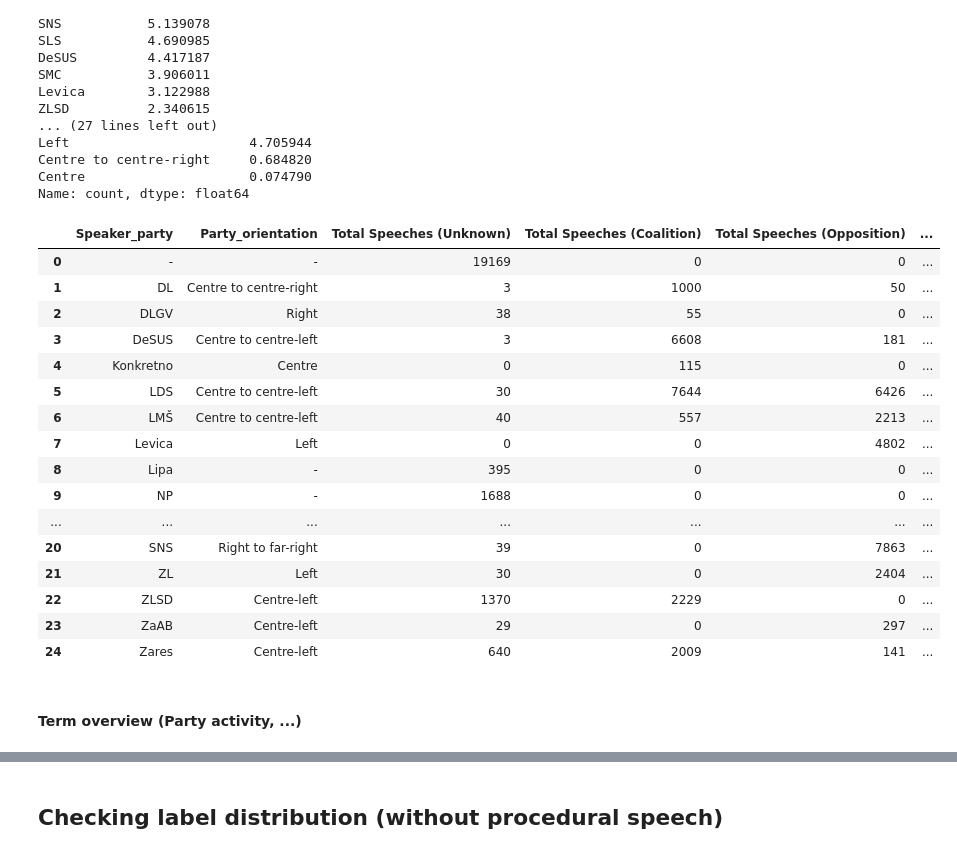
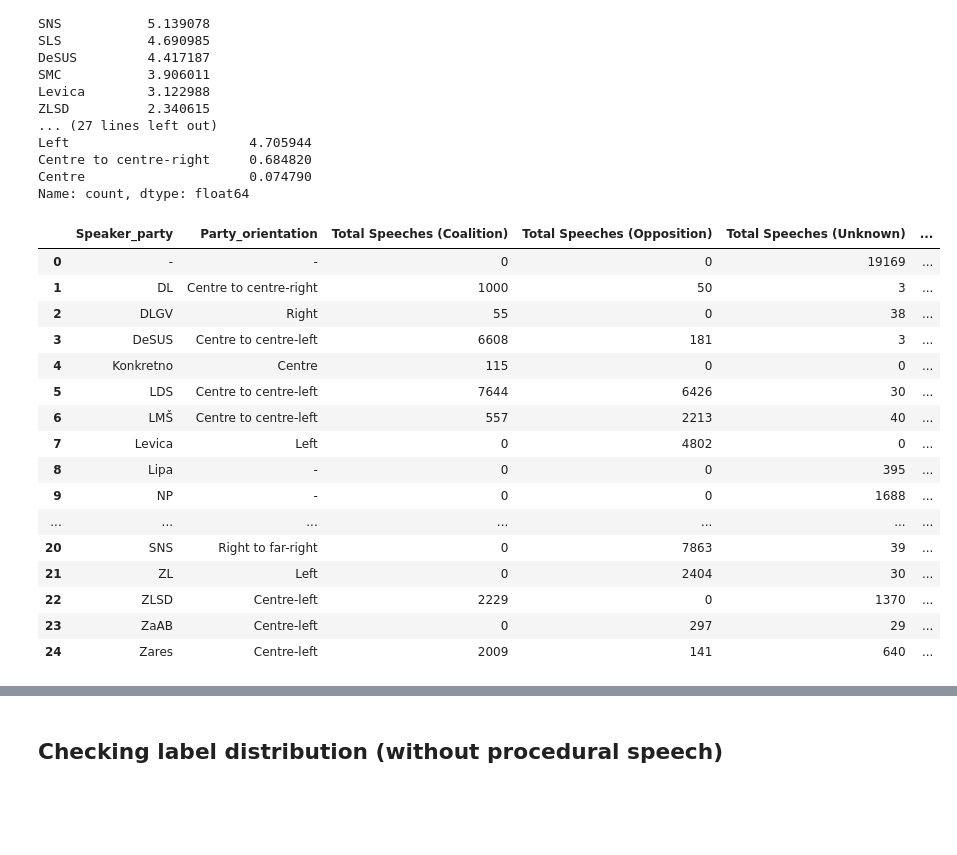
Before and after one commit to katjameden/ParlaMint_Sentiment, a Jupyter notebook: Aggregation/Notebooks/Sentiment_Analysis/Analysis.ipynb, the cells around one changed output, grey strips where cells are left out. Drawn from its saved outputs; the diff is of its cells as text; code cells hidden in the pictures; blank space fills up the shorter version.

```diff
--- a/Aggregation/Notebooks/Sentiment_Analysis/Analysis.ipynb
+++ b/Aggregation/Notebooks/Sentiment_Analysis/Analysis.ipynb
@@ -168,53 +168,51 @@ sentiment_percentages = sentiment_counts.div(sentiment_counts.sum(axis=1), axis=
 party_metadata = df[['Speaker_party', 'Party_orientation']].drop_duplicates().set_index('Speaker_party')
 
 overview = (
     status
     .merge(avg_sentiment, on='Speaker_party', how='left')
     .merge(sentiment_percentages, on='Speaker_party', how='left')
     .reset_index()
 )
 
 overview = overview.merge(party_metadata, on='Speaker_party', how='left')
 
 overview.rename(columns={
     'Positive': '% Positive',
     'Neutral': '% Neutral',
     'Negative': '% Negative'
 }, inplace=True)
 
 
-overview = overview[['Speaker_party', 'Party_orientation', 'Total Speeches (Unknown)', 'Total Speeches (Coalition)', 'Total Speeches (Opposition)',
-               'Avg. Sentiment (Unknown)', 'Avg. Sentiment (Coalition)', 'Avg. Sentiment (Opposition)', '% Positive', '% Neutral', '% Negative']]
+overview = overview[['Speaker_party', 'Party_orientation', 'Total Speeches (Coalition)', 'Total Speeches (Opposition)','Total Speeches (Unknown)',
+               'Avg. Sentiment (Coalition)', 'Avg. Sentiment (Opposition)','Avg. Sentiment (Unknown)', '% Positive', '% Neutral', '% Negative']]
 
 overview['Avg. Sentiment (Coalition)'] = overview['Avg. Sentiment (Coalition)'].apply(lambda x: f'{x:.2f}')
 overview['Avg. Sentiment (Opposition)'] = overview['Avg. Sentiment (Opposition)'].apply(lambda x: f'{x:.2f}')
 overview['Avg. Sentiment (Unknown)'] = overview['Avg. Sentiment (Unknown)'].apply(lambda x: f'{x:.2f}')
 overview['% Positive'] = overview['% Positive'].apply(lambda x: f'{x:.2f}')
 overview['% Neutral'] = overview['% Neutral'].apply(lambda x: f'{x:.2f}')
 overview['% Negative'] = overview['% Negative'].apply(lambda x: f'{x:.2f}')
 
 
 
 overview
 # %% [output]
-|  | Speaker_party | Party_orientation | Total Speeches (Unknown) | Total Speeches (Coalition) | Total Speeches (Opposition) | ... |
-| 0 | - | - | 19169 | 0 | 0 | ... |
-| 1 | DL | Centre to centre-right | 3 | 1000 | 50 | ... |
-| 2 | DLGV | Right | 38 | 55 | 0 | ... |
-| 3 | DeSUS | Centre to centre-left | 3 | 6608 | 181 | ... |
-| 4 | Konkretno | Centre | 0 | 115 | 0 | ... |
-| 5 | LDS | Centre to centre-left | 30 | 7644 | 6426 | ... |
-| 6 | LMŠ | Centre to centre-left | 40 | 557 | 2213 | ... |
-| 7 | Levica | Left | 0 | 0 | 4802 | ... |
-| 8 | Lipa | - | 395 | 0 | 0 | ... |
-| 9 | NP | - | 1688 | 0 | 0 | ... |
+|  | Speaker_party | Party_orientation | Total Speeches (Coalition) | Total Speeches (Opposition) | Total Speeches (Unknown) | ... |
+| 0 | - | - | 0 | 0 | 19169 | ... |
+| 1 | DL | Centre to centre-right | 1000 | 50 | 3 | ... |
+| 2 | DLGV | Right | 55 | 0 | 38 | ... |
+| 3 | DeSUS | Centre to centre-left | 6608 | 181 | 3 | ... |
+| 4 | Konkretno | Centre | 115 | 0 | 0 | ... |
+| 5 | LDS | Centre to centre-left | 7644 | 6426 | 30 | ... |
+| 6 | LMŠ | Centre to centre-left | 557 | 2213 | 40 | ... |
+| 7 | Levica | Left | 0 | 4802 | 0 | ... |
+| 8 | Lipa | - | 0 | 0 | 395 | ... |
+| 9 | NP | - | 0 | 0 | 1688 | ... |
 | ... | ... | ... | ... | ... | ... | ... |
-| 20 | SNS | Right to far-right | 39 | 0 | 7863 | ... |
-| 21 | ZL | Left | 30 | 0 | 2404 | ... |
-| 22 | ZLSD | Centre-left | 1370 | 2229 | 0 | ... |
-| 23 | ZaAB | Centre-left | 29 | 0 | 297 | ... |
-| 24 | Zares | Centre-left | 640 | 2009 | 141 | ... |
+| 20 | SNS | Right to far-right | 0 | 7863 | 39 | ... |
+| 21 | ZL | Left | 0 | 2404 | 30 | ... |
+| 22 | ZLSD | Centre-left | 2229 | 0 | 1370 | ... |
+| 23 | ZaAB | Centre-left | 0 | 297 | 29 | ... |
+| 24 | Zares | Centre-left | 2009 | 141 | 640 | ... |
 # %%
 #print(overview.to_latex(index=False))
-# %% [markdown]
-#### Term overview (Party activity, ...)
```
Also changed, not shown: parts of 6 cells of this notebook, 2 other files.
